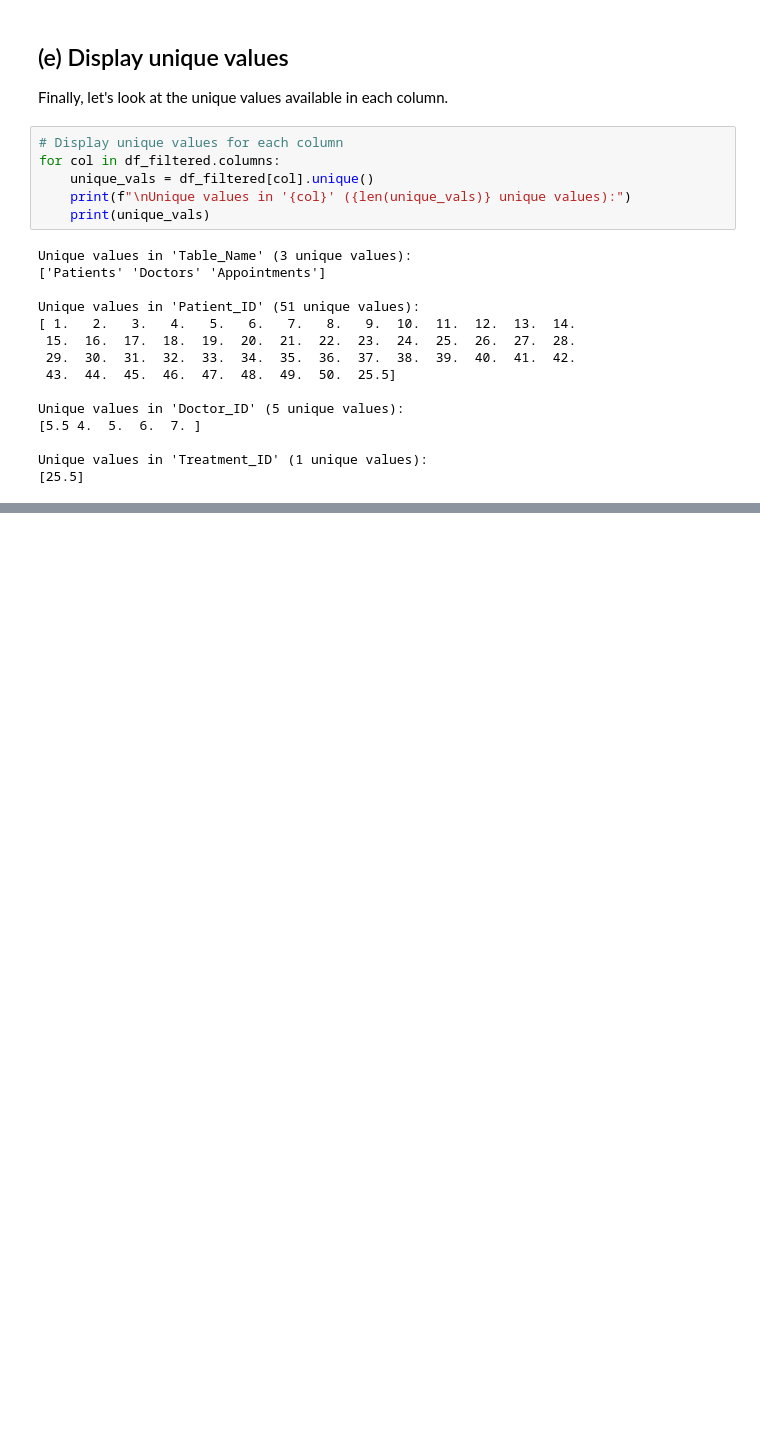
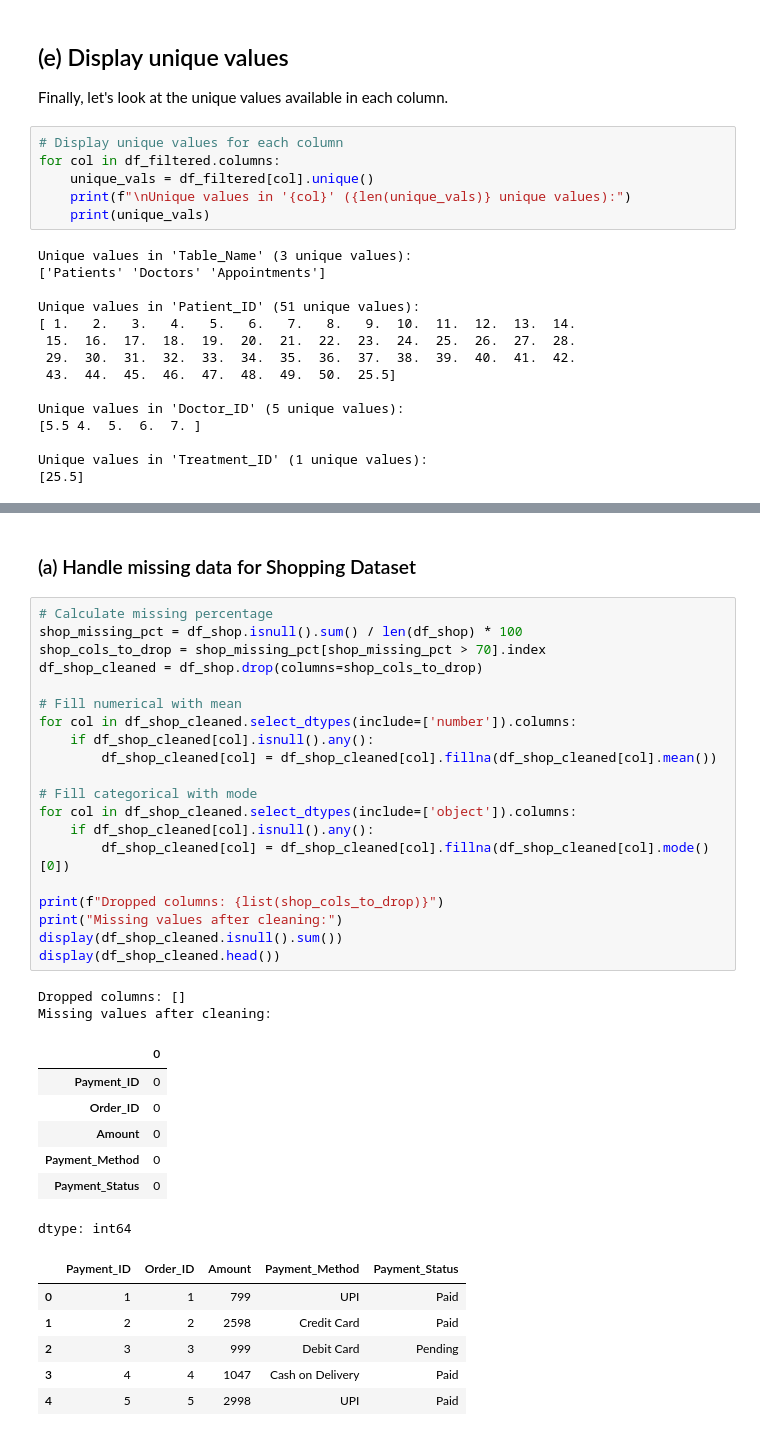
Before and after one commit to Pheonix1795/MDS_LAB, a Jupyter notebook: MDS_WEEK6.ipynb, the cells around one changed output, grey strips where cells are left out. Drawn from its saved outputs; the diff is of its cells as text; blank space fills up the shorter version.

```diff
--- a/MDS_WEEK6.ipynb
+++ b/MDS_WEEK6.ipynb
@@ -236,0 +272,38 @@ Unique values in 'Treatment_ID' (1 unique values):
+# %% [markdown]
+### (a) Handle missing data for Shopping Dataset
+# %%
+# Calculate missing percentage
+shop_missing_pct = df_shop.isnull().sum() / len(df_shop) * 100
+shop_cols_to_drop = shop_missing_pct[shop_missing_pct > 70].index
+df_shop_cleaned = df_shop.drop(columns=shop_cols_to_drop)
+
+# Fill numerical with mean
+for col in df_shop_cleaned.select_dtypes(include=['number']).columns:
+    if df_shop_cleaned[col].isnull().any():
+        df_shop_cleaned[col] = df_shop_cleaned[col].fillna(df_shop_cleaned[col].mean())
+
+# Fill categorical with mode
+for col in df_shop_cleaned.select_dtypes(include=['object']).columns:
+    if df_shop_cleaned[col].isnull().any():
+        df_shop_cleaned[col] = df_shop_cleaned[col].fillna(df_shop_cleaned[col].mode()[0])
+
+print(f"Dropped columns: {list(shop_cols_to_drop)}")
+print("Missing values after cleaning:")
+display(df_shop_cleaned.isnull().sum())
+display(df_shop_cleaned.head())
+# %% [output]
+Dropped columns: []
+Missing values after cleaning:
+|  | 0 |
+| Payment_ID | 0 |
+| Order_ID | 0 |
+| Amount | 0 |
+| Payment_Method | 0 |
+| Payment_Status | 0 |
+dtype: int64
+|  | Payment_ID | Order_ID | Amount | Payment_Method | Payment_Status |
+| 0 | 1 | 1 | 799 | UPI | Paid |
+| 1 | 2 | 2 | 2598 | Credit Card | Paid |
+| 2 | 3 | 3 | 999 | Debit Card | Pending |
+| 3 | 4 | 4 | 1047 | Cash on Delivery | Paid |
+| 4 | 5 | 5 | 2998 | UPI | Paid |
```
Also changed, not shown: parts of 8 cells of this notebook.
